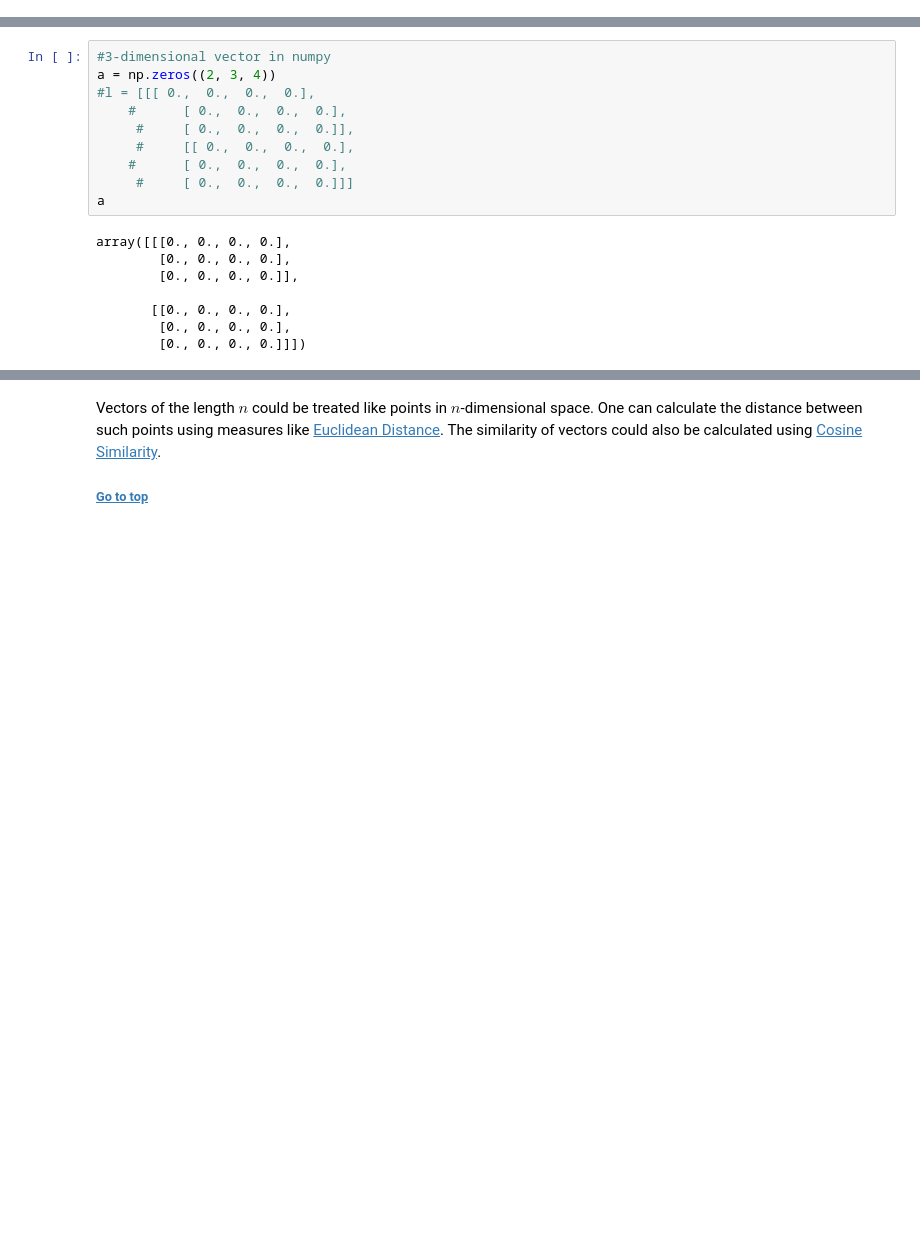
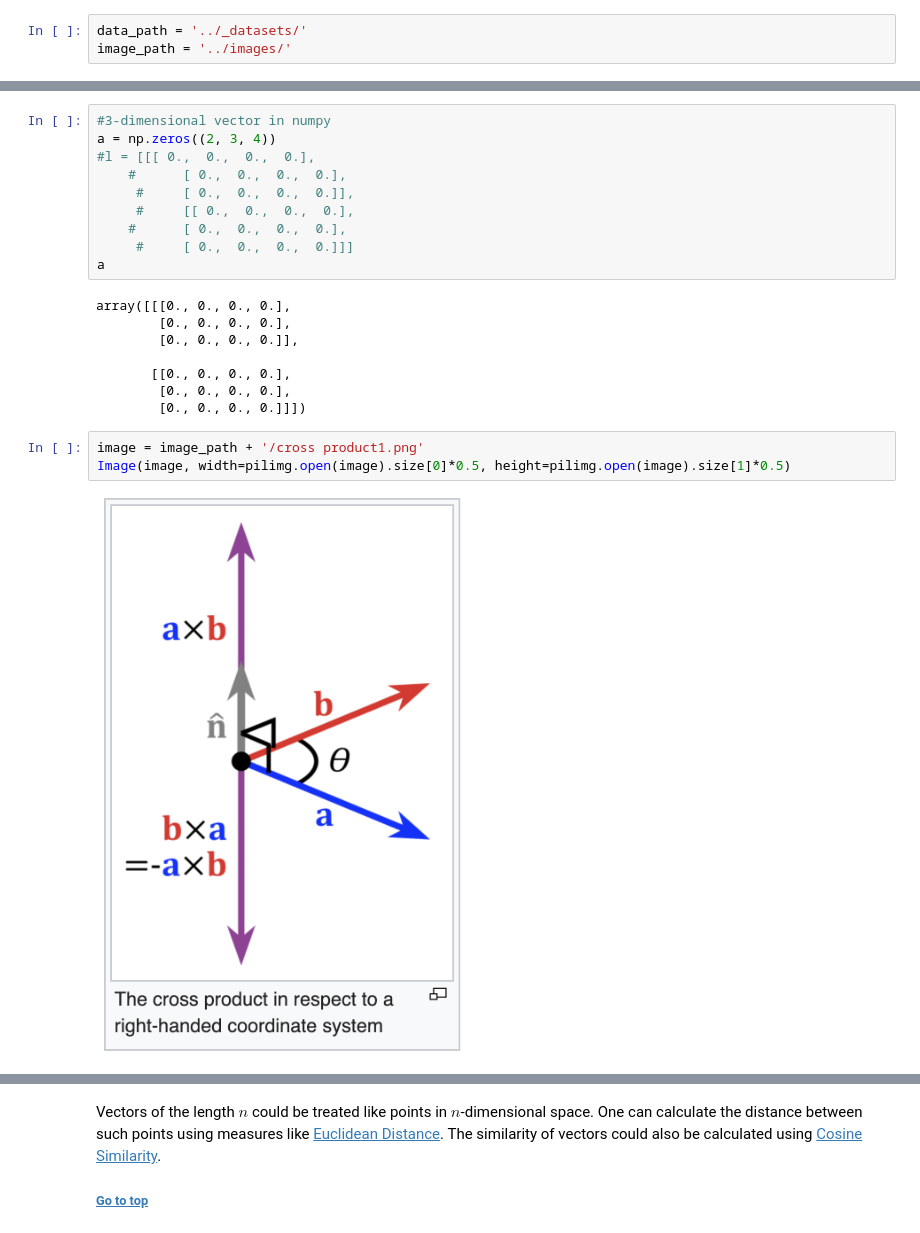
Before and after one commit to kwarodom/100DaysMLCodeChallenge, a Jupyter notebook: Week1 All Basics/Lecture3 Basic Math/1. Linear Algebra/Linear Algebra for Data Scientists.ipynb, the cells around one changed output, grey strips where cells are left out. Cells and saved outputs as stored; diff of their text form; blank space fills up the shorter version.

```diff
--- a/Week1 All Basics/Lecture3 Basic Math/1. Linear Algebra/Linear Algebra for Data Scientists.ipynb
+++ b/Week1 All Basics/Lecture3 Basic Math/1. Linear Algebra/Linear Algebra for Data Scientists.ipynb
@@ -90,3 +114,6 @@ import os
+# %%
+data_path = '../_datasets/'
+image_path = '../images/'
 # %% [markdown]
 <a id="12"></a> <br>
 ##  1-2 Setup
@@ -121,3 +148,8 @@ array([[[0., 0., 0., 0.],
        [[0., 0., 0., 0.],
         [0., 0., 0., 0.],
         [0., 0., 0., 0.]]])
+# %%
+image = image_path + '/cross product1.png'
+Image(image, width=pilimg.open(image).size[0]*0.5, height=pilimg.open(image).size[1]*0.5)
+# %% [output]
+[figure, added]
```
Also changed, not shown: parts of 11 cells of this notebook.
